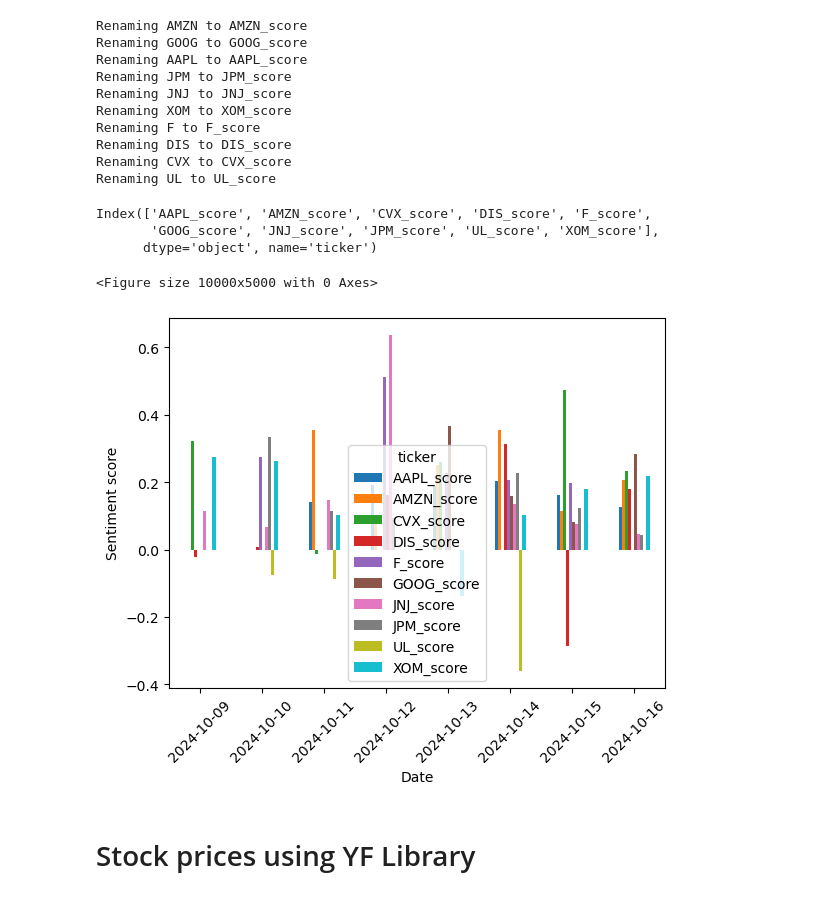
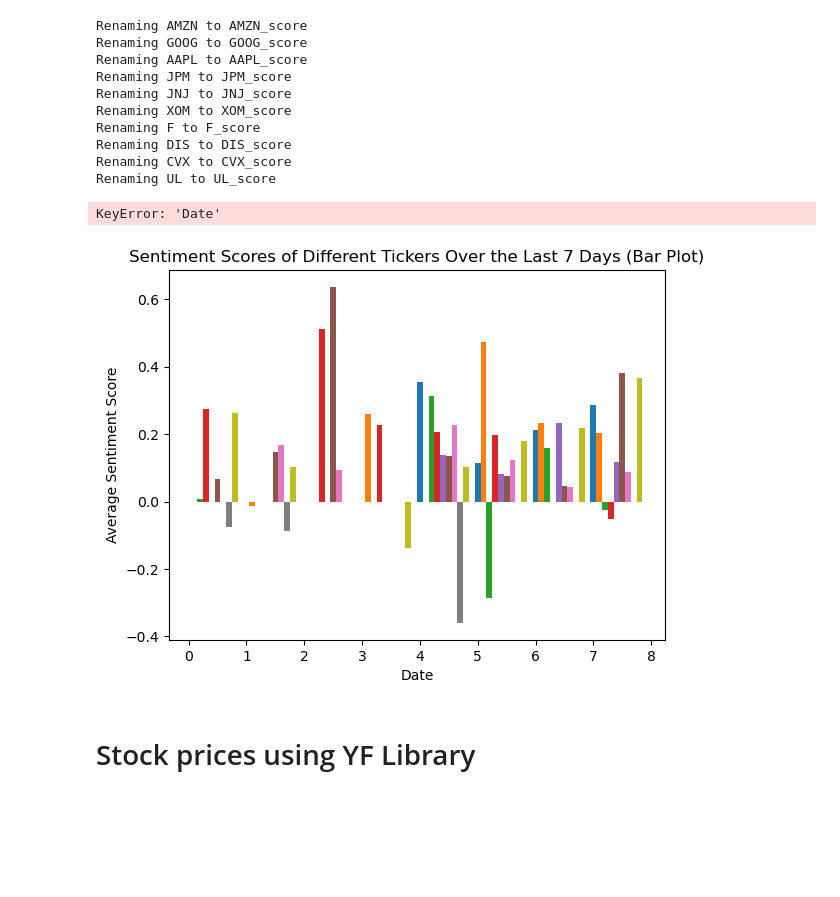
Before and after one commit to NedalRashid/Group3Project3, a Jupyter notebook: MainCode.ipynb, the cells around one changed output. Drawn from its saved outputs; the diff is of its cells as text; code cells hidden in the pictures; blank space fills up the shorter version.

Commit message:
price_score_charts

```diff
--- a/MainCode.ipynb
+++ b/MainCode.ipynb
@@ -172,9 +172,3 @@ Renaming F to F_score
 Renaming DIS to DIS_score
 Renaming CVX to CVX_score
 Renaming UL to UL_score
-# %%
-print(mean_df.columns)
-# %% [output]
-Index(['AAPL_score', 'AMZN_score', 'CVX_score', 'DIS_score', 'F_score',
-       'GOOG_score', 'JNJ_score', 'JPM_score', 'UL_score', 'XOM_score'],
-      dtype='object', name='ticker')
@@ -197,13 +175,66 @@ Index(['AAPL_score', 'AMZN_score', 'CVX_score', 'DIS_score', 'F_score',
+# %%
+# Plot a grouped bar graph for each 'Date'
+tickers = mean_df.columns[1:]  # Exclude 'Date' column
+bar_width = 0.1  # Width of the bars
+x_positions = range(len(mean_df))  # The x-axis positions for each date
+
+# For each ticker, plot bars at the correct positions
+for i, ticker in enumerate(tickers):
+    plt.bar(
+        [x + i * bar_width for x in x_positions],  # Adjust x position for grouping
+        mean_df[ticker],  # Values (sentiment scores)
+        width=bar_width,  # Bar width
+        label=ticker  # Label for legend
+    )
+
+# Add titles and labels
+plt.title('Sentiment Scores of Different Tickers Over the Last 7 Days (Bar Plot)')
+plt.xlabel('Date')
+plt.ylabel('Average Sentiment Score')
+plt.xticks([x + bar_width * (len(tickers) - 1) / 2 for x in x_positions], mean_df['Date'], rotation=45)
+
+# Add legend
+plt.legend(loc='upper left', bbox_to_anchor=(1,1))
+
+# Adjust the layout and display the plot
+plt.tight_layout()
+plt.show()
+
+plt.figure(figsize=(12, 6))  # Set the figure size (optional)
+
+# Plot each ticker's scores over time
+for ticker in mean_df.columns[1:]:  # Skip the 'Date' column (first column)
+    plt.plot(mean_df['Date'], mean_df[ticker], label=ticker)
+
+# Add titles and labels
+plt.title('Sentiment Scores of Different Tickers Over the Last 7 Days')
+plt.xlabel('Date')
+plt.ylabel('Average Sentiment Score')
+plt.xticks(rotation=45)  # Rotate x-axis labels for readability
+plt.legend(loc='upper left', bbox_to_anchor=(1,1))
+
+# Display the plot
+plt.tight_layout()  # Adjust layout to avoid clipping
+plt.show()
+
+# plt.figure(figsize=(100, 50))
+# mean_df.plot(kind='bar')
+# plt.xlabel('Date')
+# plt.ylabel('Average Sentiment score')
+# plt.xticks(rotation=90)
+# plt.legend(loc='upper left', bbox_to_anchor=(1,1))
+# plt.tight_layout()
+# plt.show()
+# %% [output]
+KeyError: 'Date'
+[figure, added]
 # %%
-plt.figure(figsize=(100, 50))
-mean_df.plot(kind='bar')
-plt.xlabel('Date')
-plt.ylabel('Sentiment score')
-plt.xticks(rotation=45)
-plt.show()
+# plt.figure(figsize=(100, 50))
+# mean_df.plot(kind='bar')
+# plt.xlabel('Date')
+# plt.ylabel('Sentiment score')
+# plt.xticks(rotation=45)
+# plt.show()
-# %% [output]
-<Figure size 10000x5000 with 0 Axes>
-[figure, removed]
 # %% [markdown]
 # Stock prices using YF Library
 # %%
```
Also changed, not shown: parts of 10 cells of this notebook, 20 other files.
